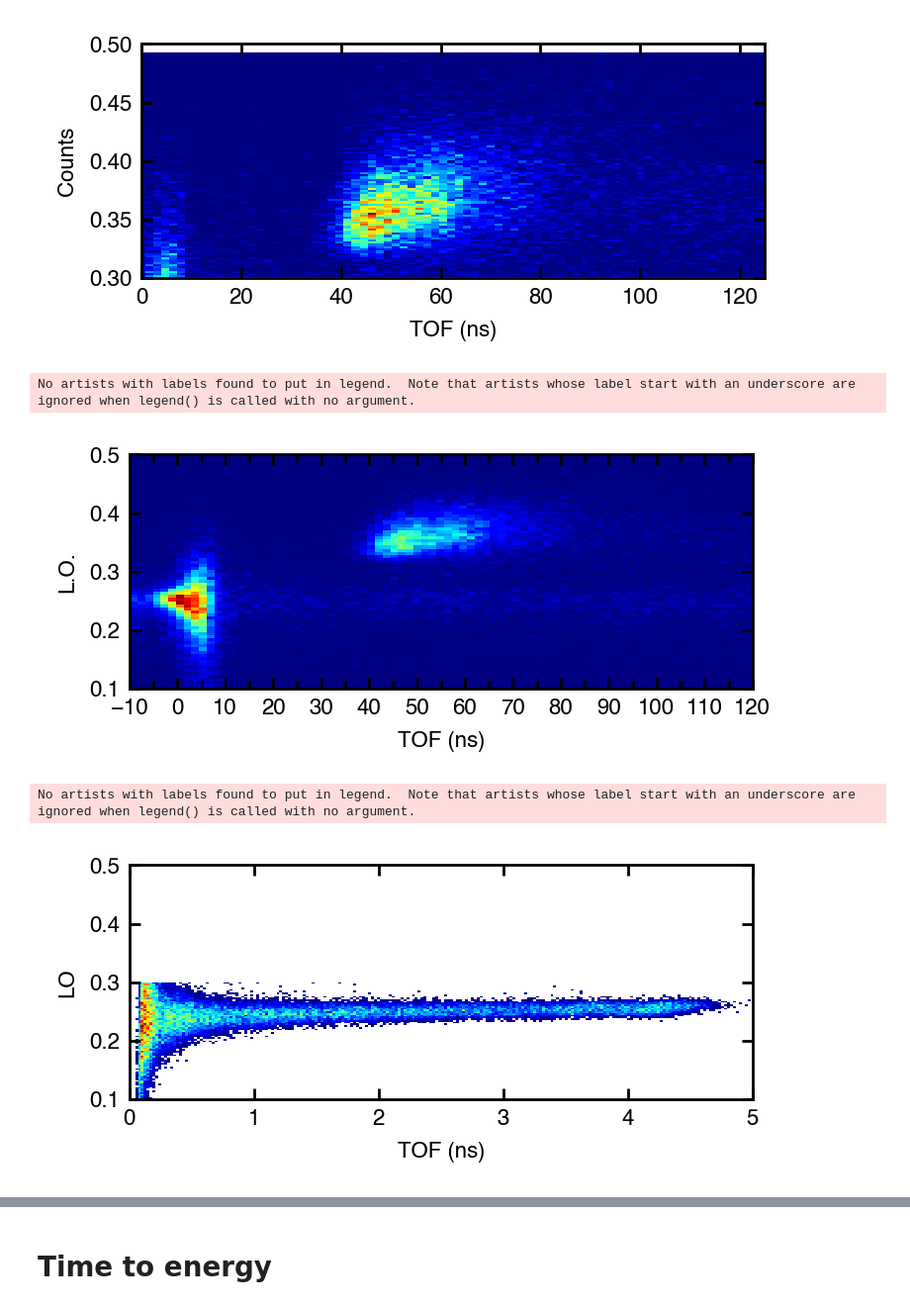
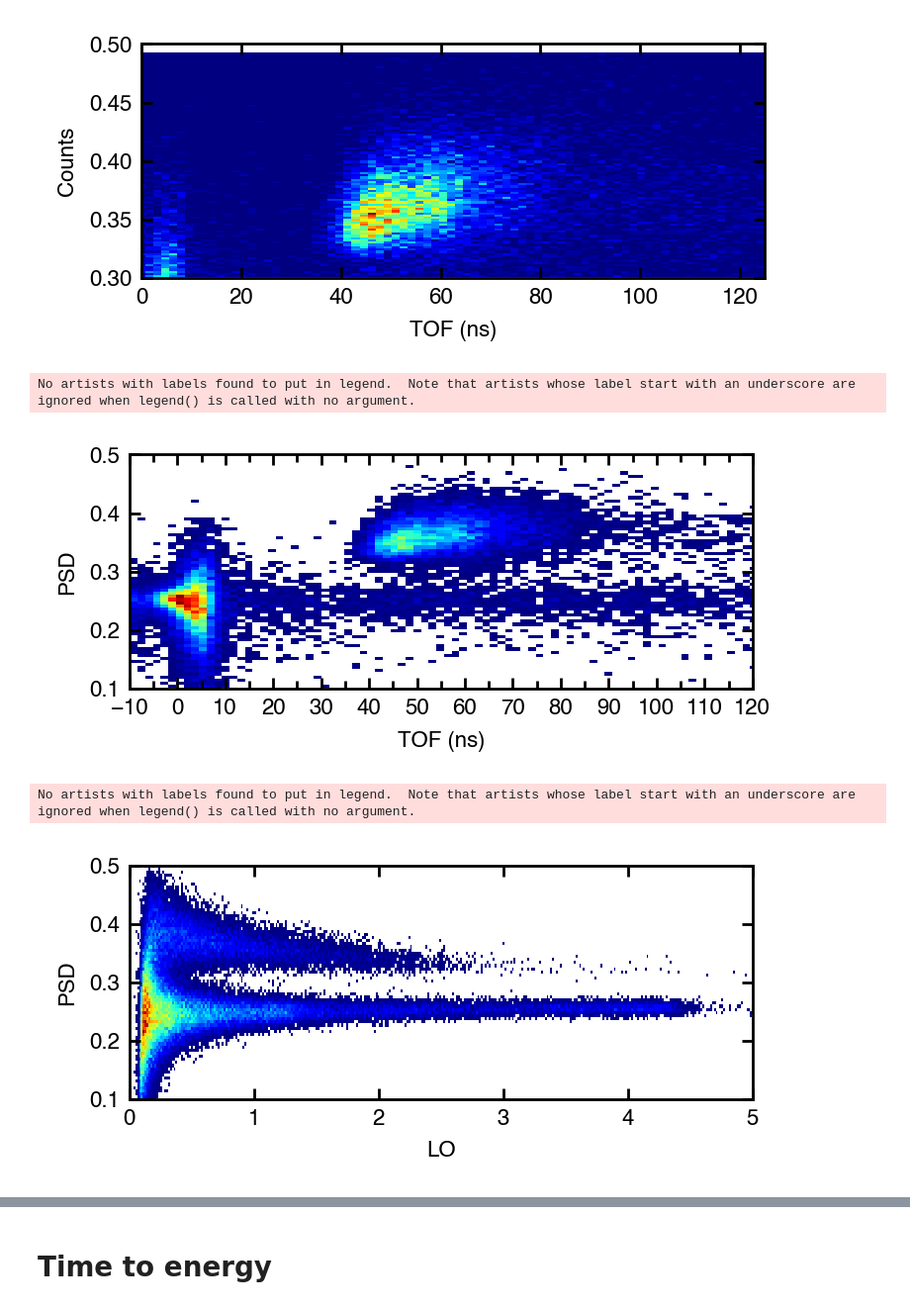
Before and after one commit to ShawnTHLIN/Neutron_research_code, a Jupyter notebook: AmBe/AmBe_gamma_trigger_TOF/gamma_trigger_TOF/gamma_trigger_TOF_D150m_d3cm_TH3535.ipynb, the cells around one changed output, grey strips where cells are left out. Shown: that part at 99% size. Drawn from its saved outputs; the diff is of its cells as text; code cells hidden in the pictures.

```diff
--- a/AmBe/AmBe_gamma_trigger_TOF/gamma_trigger_TOF/gamma_trigger_TOF_D150m_d3cm_TH3535.ipynb
+++ b/AmBe/AmBe_gamma_trigger_TOF/gamma_trigger_TOF/gamma_trigger_TOF_D150m_d3cm_TH3535.ipynb
@@ -209,10 +209,10 @@ pro_data_g_n = raw_data[(#mask_Tri_Ch4 &
 # %%
 mask_Rec_g_PSD_upper = raw_data['Rec_PSD'] < 0.3
 mask_Rec_g_PSD_lower = raw_data['Rec_PSD'] > 0
-rec_g_data = raw_data[(mask_Tri_Ch4 & mask_Rec_LO&mask_Tri_g_PSD_upper&mask_Tri_g_PSD_lower&mask_Rec_g_PSD_upper&mask_Rec_g_PSD_lower)]
+#rec_g_data = raw_data[(mask_Tri_Ch4 & mask_Rec_LO&mask_Tri_g_PSD_upper&mask_Tri_g_PSD_lower&mask_Rec_g_PSD_upper&mask_Rec_g_PSD_lower)]
 bin_center, hist  = sorting(pro_data_all['time_diff'],1600,-400,400)
 bin_center, hist_neutron = sorting(pro_data['time_diff'],1600,-400,400)
-bin_center, hist_gamma = sorting(rec_g_data['time_diff'],1600,-400,400)
+#bin_center, hist_gamma = sorting(rec_g_data['time_diff'],1600,-400,400)
 # %%
 fig = fig_pre_def(10,4)# 圖片大小
 ax = fig.add_subplot(1, 1, 1)
@@ -283,23 +283,24 @@ No artists with labels found to put in legend.  Note that artists whose label st
 # %%
 fig = fig_pre_def(8,3)# 圖片大小
 ax = fig.add_subplot(1, 1, 1)
 
-plt.hist2d(proT_data_all['TOF'],proT_data_all['Rec_PSD'], bins=(400, 100),cmin=0, cmap=plt.cm.jet)
+plt.hist2d(proT_data_all['TOF'],proT_data_all['Rec_PSD'], bins=(400, 100),cmin=2, cmap=plt.cm.jet)
 
-fig_post_def(xlim =(-10,120),ylim = (0.1,0.5),xticks=(10,5),xlabel = 'TOF (ns)',ylabel = 'L.O.')
+
+fig_post_def(xlim =(-10,120),ylim = (0.1,0.5),xticks=(10,5),xlabel = 'TOF (ns)',ylabel = 'PSD')
 # %% [output]
 No artists with labels found to put in legend.  Note that artists whose label start with an underscore are ignored when legend() is called with no argument.
-[figure, old version]
+[figure, new version]
 # %%
 fig = fig_pre_def(8,3)# 圖片大小
 ax = fig.add_subplot(1, 1, 1)
 
-plt.hist2d(proT_data_all['Tri_LO'],proT_data_all['Tri_PSD'], bins=(400, 100),cmin=2, cmap=plt.cm.jet)
+plt.hist2d(proT_data_all['Rec_LO'],proT_data_all['Rec_PSD'], bins=(400, 100),cmin=1, cmap=plt.cm.jet)
 
-fig_post_def(xlim =(0,5),ylim = (0.1,0.5),xlabel = 'TOF (ns)',ylabel = 'LO')
+fig_post_def(xlim =(0,5),ylim = (0.1,0.5),xlabel = 'LO',ylabel = 'PSD')
 # %% [output]
 No artists with labels found to put in legend.  Note that artists whose label start with an underscore are ignored when legend() is called with no argument.
-[figure, old version]
+[figure, new version]
 # %%
 bin_center, hist_T  = sorting(proT_data_all['TOF'],1600,-400,400)
 bin_center, hist_neutron_T = sorting(proT_data['TOF'],1600,-400,400)
```
Also changed, not shown: parts of 2 cells of this notebook, 7 other files.
